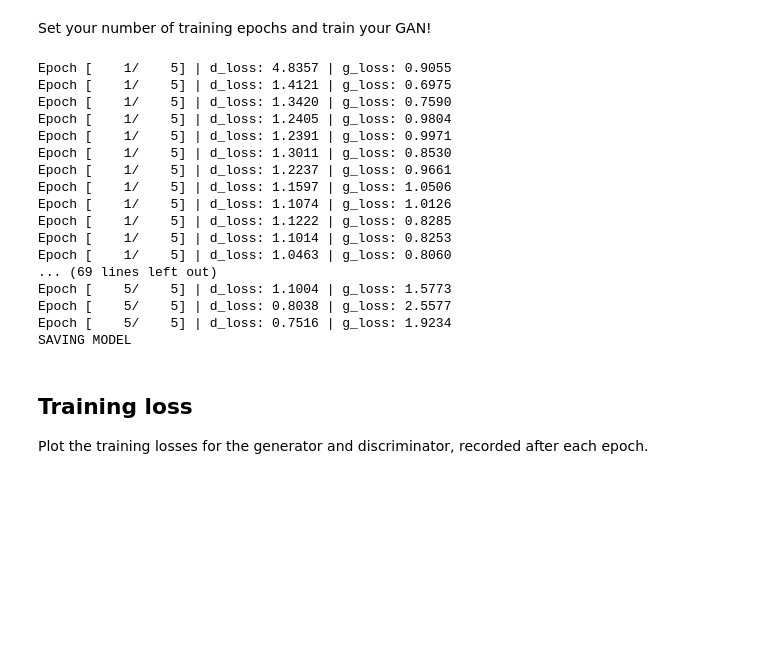
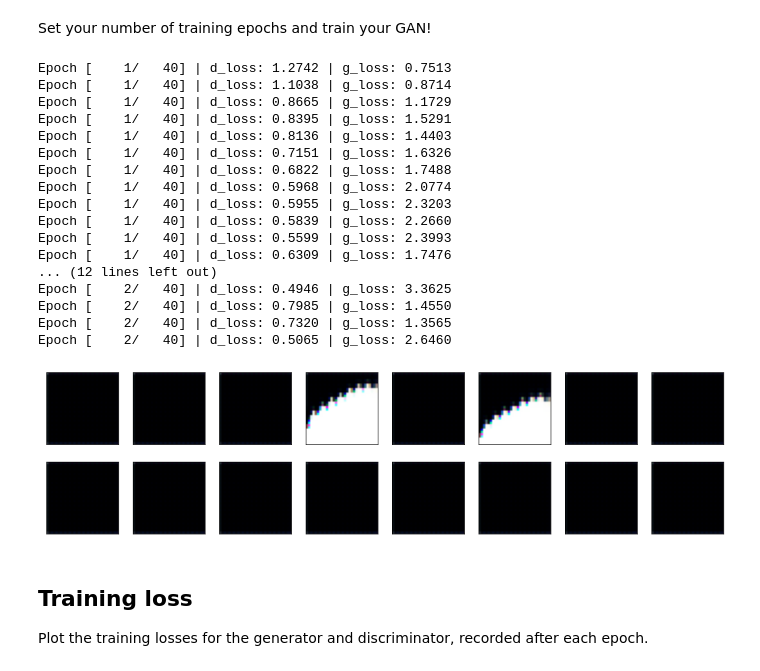
Before and after one commit to sean-ashley/face-generator, a Jupyter notebook: dlnd_face_generation.ipynb, the cells around one changed output. Cells and saved outputs as stored; diff of their text form; code cells hidden in the pictures; blank space fills up the shorter version.

Commit message:
FEAT : Re added res blocks for additional testing.
    Added back res blocks and adjusted learning rates to see if
    performance will improve.
	modified:   dlnd_face_generation.ipynb

```diff
--- a/dlnd_face_generation.ipynb
+++ b/dlnd_face_generation.ipynb
@@ -306,19 +318,26 @@ class Generator(nn.Module):
         self.deconv1 = nn.ConvTranspose2d(conv_dim*16,conv_dim*8,4,padding=1,stride=2)
         #batch norm after 1st deconv layer to increase model performance
         self.bn1 = nn.BatchNorm2d(conv_dim*8)
+        #first resblock to allow for gradient flow
+        self.res_block1 = n_res_blocks(6,conv_dim*8)
         #second convtranspose  layer increasing dimensionality by 2 and decreasing conv_dim to 4
         self.deconv2 = nn.ConvTranspose2d(conv_dim*8,conv_dim*4,4,padding=1,stride=2)
         #batch norm after 2nd deconv layer to increase model performance
         self.bn2 = nn.BatchNorm2d(conv_dim*4)
+        #second resblock to allow for gradient flow
+        self.res_block2 = n_res_blocks(6,conv_dim*4)
         #third conv transpose layer increasing dimensionality by 2 and decreasing conv_dim to 2
         self.deconv3 = nn.ConvTranspose2d(conv_dim*4,conv_dim*2,4,padding=1,stride=2)
         #batch norm after 3rd deconv layer to increase model performance
         self.bn3 = nn.BatchNorm2d(conv_dim*2)
+        #third resblock to allow for gradient flow
+        self.res_block3 = n_res_blocks(6,conv_dim*2)
         #fourth conv transpose layer increasing dimensionality by 2 and decreasing conv_dim to conv_dim
         self.deconv4 = nn.ConvTranspose2d(conv_dim*2 , conv_dim,4,padding=1,stride=2)
         #batch norm after 4th conv layer to increase model performance
         self.bn4 = nn.BatchNorm2d(conv_dim)
-
+        #fourth resblock to allow for gradient flow
+        self.res_block4  = n_res_blocks(6,conv_dim)
         #last conv transpose layer increasing dimensionality by 2 and increasing conv_dim to 3
         self.deconv5 = nn.ConvTranspose2d(conv_dim,3,4,padding=1,stride=2)
 
@@ -336,16 +355,16 @@ class Generator(nn.Module):
         x = x.view(-1,self.conv_dim*16,1,1)
         #pass thru conv layers
         x = F.relu(self.deconv1(x))
-
+        x = self.res_block1(x)
         x = self.deconv2(x)
         x = F.relu(self.bn2(x))
-
+        x = self.res_block2(x)
         x = self.deconv3(x)
         x = F.relu(self.bn3(x))
-
+        x = self.res_block3(x)
         x = self.deconv4(x)
         x = F.relu(self.bn4(x))
-
+        x = self.res_block4(x)
         #pass final output thru tan activation function
         out = F.tanh(self.deconv5(x))
 
@@ -523,5 +542,5 @@ Define optimizers for your models with appropriate hyperparameters.
 import torch.optim as optim
 # Create optimizers for the discriminator D and generator G
 #use default lr for Adam
-d_optimizer = optim.Adam(D.parameters(),lr= 0.0002 ,betas=[0.5,0.999])
-g_optimizer = optim.Adam(G.parameters(),lr = 0.0002 , betas=[0.5,0.999])
+d_optimizer = optim.Adam(D.parameters(),lr= 0.0001 ,betas=[0.5,0.999])
+g_optimizer = optim.Adam(G.parameters(),lr = 0.0001 , betas=[0.5,0.999])
@@ -645,10 +674,8 @@ def train(D, G, n_epochs, print_every=50):
             samples_z = G(fixed_z)
             samples.append(samples_z)
             G.train() # back to training mode
-            #save model
-            torch.save(G.state_dict(), 'Face_generator.pt')
-            torch.save(D.state_dict(), 'Face_discriminator.pt')
-            print('SAVING MODEL')
+            #view images
+            - view_samples(epoch,samples)
         # Save training generator samples
         with open('train_samples.pkl', 'wb') as f:
             pkl.dump(samples, f)
@@ -656,38 +683,41 @@ def train(D, G, n_epochs, print_every=50):
         # finally return losses
         return losses
     except:
+        with open('train_samples.pkl', 'wb') as f:
+            pkl.dump(samples, f)
         return losses
 # %% [markdown]
 Set your number of training epochs and train your GAN!
 # %%
 # set number of epochs
-n_epochs = 5
+n_epochs = 40
 
 
 
 """
 DON'T MODIFY ANYTHING IN THIS CELL
 """
 # call training function
 losses = train(D, G, n_epochs=n_epochs)
 # %% [output]
-Epoch [    1/    5] | d_loss: 4.8357 | g_loss: 0.9055
-Epoch [    1/    5] | d_loss: 1.4121 | g_loss: 0.6975
-Epoch [    1/    5] | d_loss: 1.3420 | g_loss: 0.7590
-Epoch [    1/    5] | d_loss: 1.2405 | g_loss: 0.9804
-Epoch [    1/    5] | d_loss: 1.2391 | g_loss: 0.9971
-Epoch [    1/    5] | d_loss: 1.3011 | g_loss: 0.8530
-Epoch [    1/    5] | d_loss: 1.2237 | g_loss: 0.9661
-Epoch [    1/    5] | d_loss: 1.1597 | g_loss: 1.0506
-Epoch [    1/    5] | d_loss: 1.1074 | g_loss: 1.0126
-Epoch [    1/    5] | d_loss: 1.1222 | g_loss: 0.8285
-Epoch [    1/    5] | d_loss: 1.1014 | g_loss: 0.8253
-Epoch [    1/    5] | d_loss: 1.0463 | g_loss: 0.8060
-... (69 lines left out)
-Epoch [    5/    5] | d_loss: 1.1004 | g_loss: 1.5773
-Epoch [    5/    5] | d_loss: 0.8038 | g_loss: 2.5577
-Epoch [    5/    5] | d_loss: 0.7516 | g_loss: 1.9234
-SAVING MODEL
+Epoch [    1/   40] | d_loss: 1.2742 | g_loss: 0.7513
+Epoch [    1/   40] | d_loss: 1.1038 | g_loss: 0.8714
+Epoch [    1/   40] | d_loss: 0.8665 | g_loss: 1.1729
+Epoch [    1/   40] | d_loss: 0.8395 | g_loss: 1.5291
+Epoch [    1/   40] | d_loss: 0.8136 | g_loss: 1.4403
+Epoch [    1/   40] | d_loss: 0.7151 | g_loss: 1.6326
+Epoch [    1/   40] | d_loss: 0.6822 | g_loss: 1.7488
+Epoch [    1/   40] | d_loss: 0.5968 | g_loss: 2.0774
+Epoch [    1/   40] | d_loss: 0.5955 | g_loss: 2.3203
+Epoch [    1/   40] | d_loss: 0.5839 | g_loss: 2.2660
+Epoch [    1/   40] | d_loss: 0.5599 | g_loss: 2.3993
+Epoch [    1/   40] | d_loss: 0.6309 | g_loss: 1.7476
+... (12 lines left out)
+Epoch [    2/   40] | d_loss: 0.4946 | g_loss: 3.3625
+Epoch [    2/   40] | d_loss: 0.7985 | g_loss: 1.4550
+Epoch [    2/   40] | d_loss: 0.7320 | g_loss: 1.3565
+Epoch [    2/   40] | d_loss: 0.5065 | g_loss: 2.6460
+[figure, added]
 # %% [markdown]
 ## Training loss
 
```
Also changed, not shown: parts of 6 cells of this notebook.
